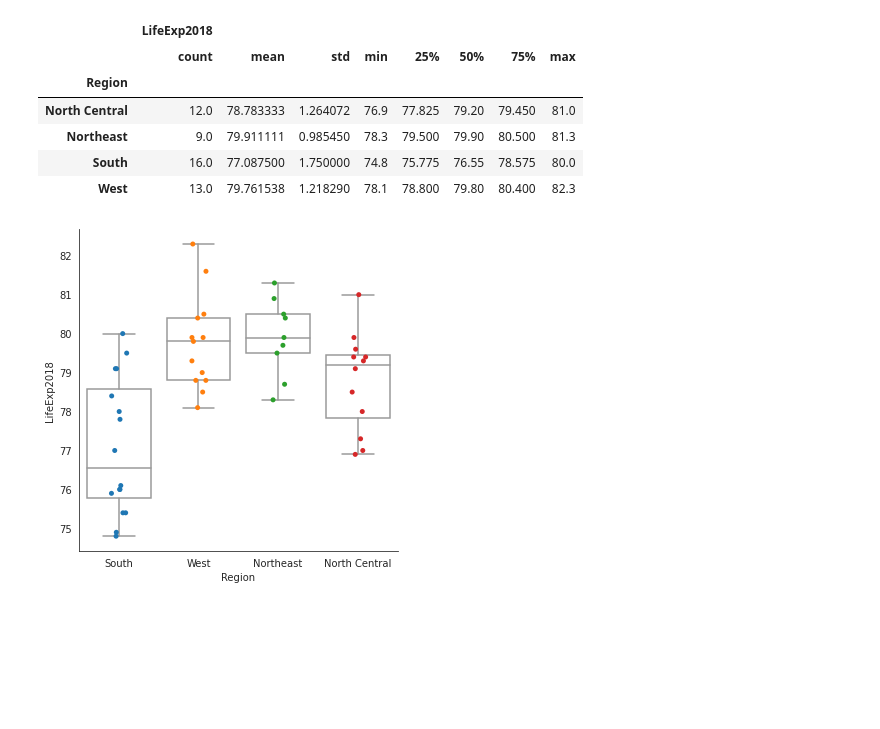
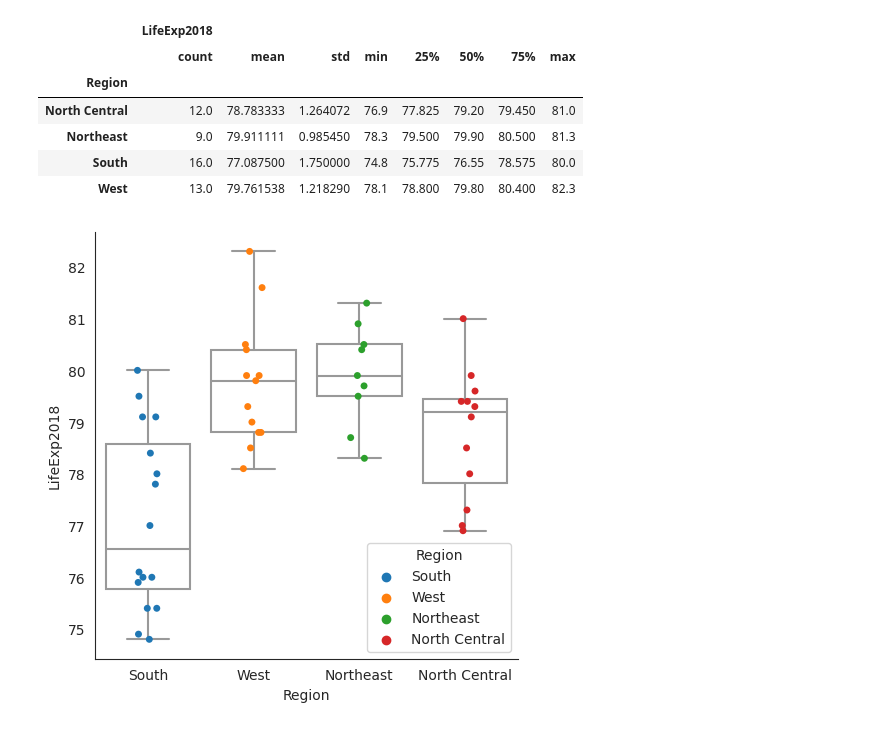
Before and after one commit to pallabee/Demographic-Data-Analysis, a Jupyter notebook: visualize_distributions.ipynb, the cells around one changed output. Drawn from its saved outputs; the diff is of its cells as text; code cells hidden in the pictures; blank space fills up the shorter version.

Commit message:
adding distribution plot

```diff
--- a/visualize_distributions.ipynb
+++ b/visualize_distributions.ipynb
@@ -91,11 +94,11 @@ life_exp_data.groupby('Region').describe()
 # %%
 # Box plot,strip plot to show distribution by region
 sns.set_style('white')
 sns.catplot(x = 'Region',y = 'LifeExp2018', data = life_exp_data, kind = "box" ,color = 'w')
-sns.stripplot(data=life_exp_data, x="Region", y="LifeExp2018")
+sns.stripplot(data=life_exp_data, x="Region", y="LifeExp2018", hue = 'Region')
 plt.show()
 # %% [output]
-[figure, old version]
+[figure, new version]
 # %%
 # KDE plot to show distribution by region
 sns.kdeplot(
```
Also changed, not shown: parts of 7 cells of this notebook.
